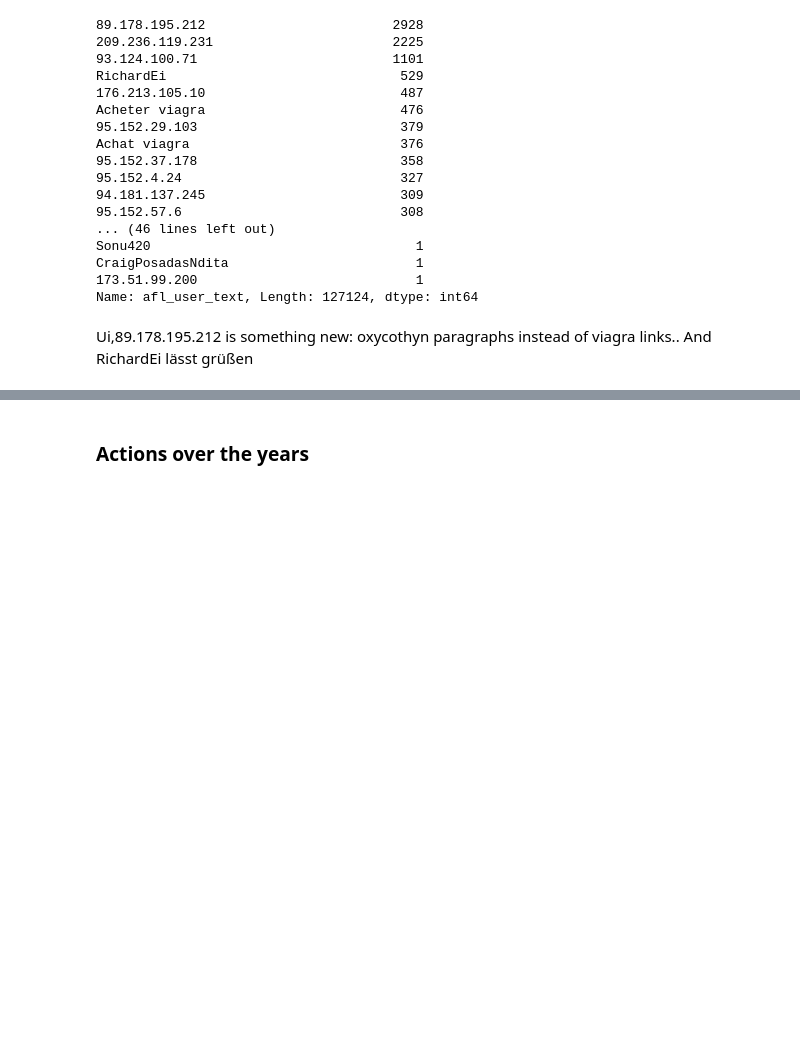
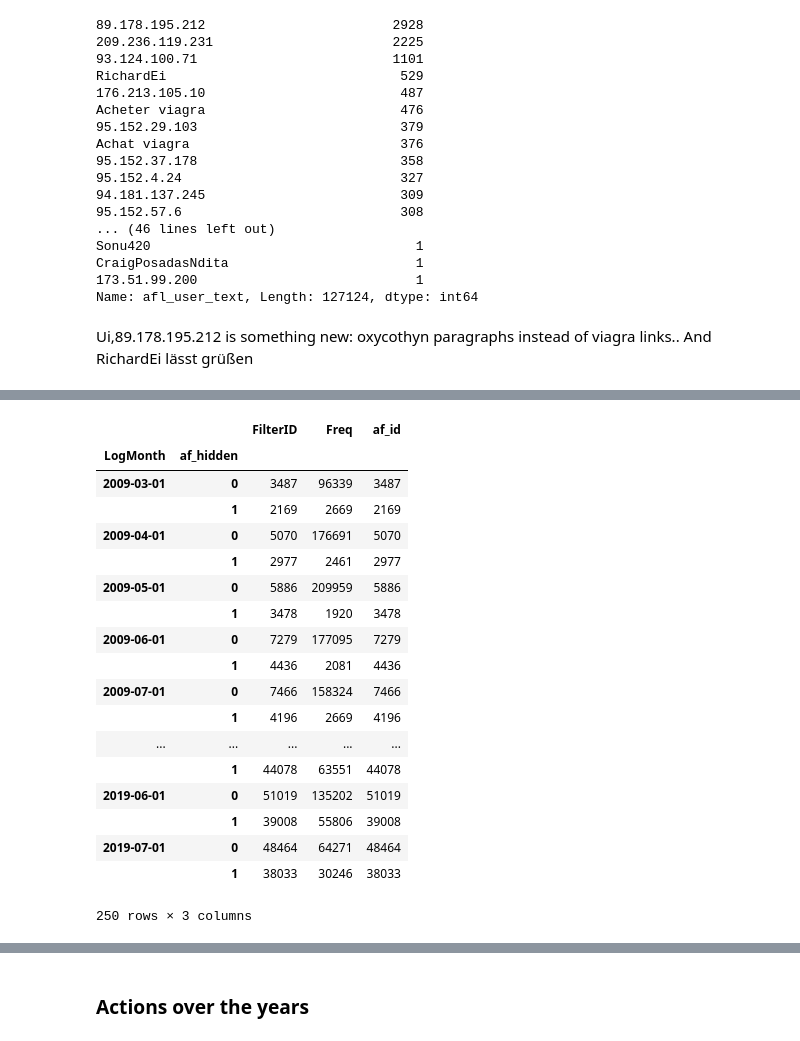
Before and after one commit to lusy/wikifilters, a Jupyter notebook: src/explore.ipynb, the cells around one changed output, grey strips where cells are left out. Drawn from its saved outputs; the diff is of its cells as text; code cells hidden in the pictures; blank space fills up the shorter version.

```diff
--- a/src/explore.ipynb
+++ b/src/explore.ipynb
@@ -890,0 +918,23 @@ Ui,89.178.195.212 is something new: oxycothyn paragraphs instead of viagra links
+# %%
+df_hits_month_privacy_agg = df_hits_month_privacy.groupby(['LogMonth', 'af_hidden']).sum()
+df_hits_month_privacy_agg
+# %% [output]
+|  |  | FilterID | Freq | af_id |
+| LogMonth | af_hidden |  |  |  |
+| 2009-03-01 | 0 | 3487 | 96339 | 3487 |
+|  | 1 | 2169 | 2669 | 2169 |
+| 2009-04-01 | 0 | 5070 | 176691 | 5070 |
+|  | 1 | 2977 | 2461 | 2977 |
+| 2009-05-01 | 0 | 5886 | 209959 | 5886 |
+|  | 1 | 3478 | 1920 | 3478 |
+| 2009-06-01 | 0 | 7279 | 177095 | 7279 |
+|  | 1 | 4436 | 2081 | 4436 |
+| 2009-07-01 | 0 | 7466 | 158324 | 7466 |
+|  | 1 | 4196 | 2669 | 4196 |
+| ... | ... | ... | ... | ... |
+|  | 1 | 44078 | 63551 | 44078 |
+| 2019-06-01 | 0 | 51019 | 135202 | 51019 |
+|  | 1 | 39008 | 55806 | 39008 |
+| 2019-07-01 | 0 | 48464 | 64271 | 48464 |
+|  | 1 | 38033 | 30246 | 38033 |
+250 rows × 3 columns
```
Also changed, not shown: parts of 3 cells of this notebook.
